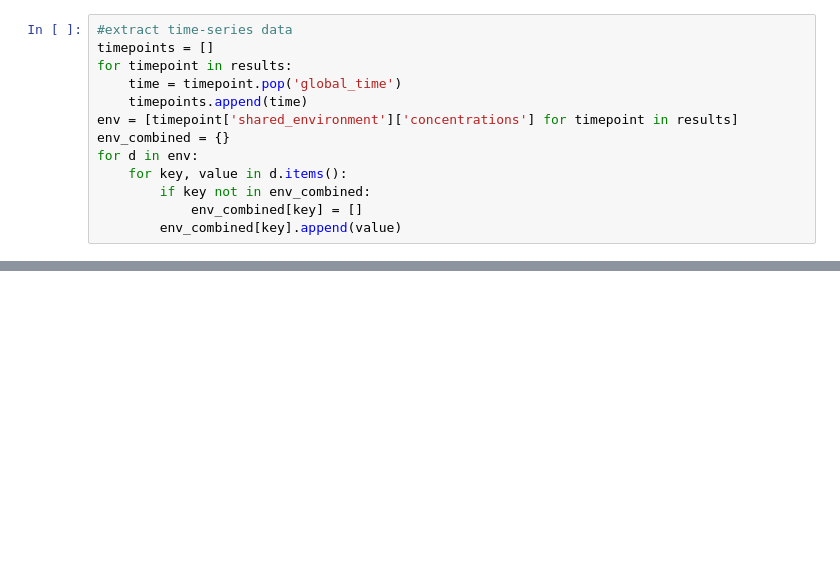
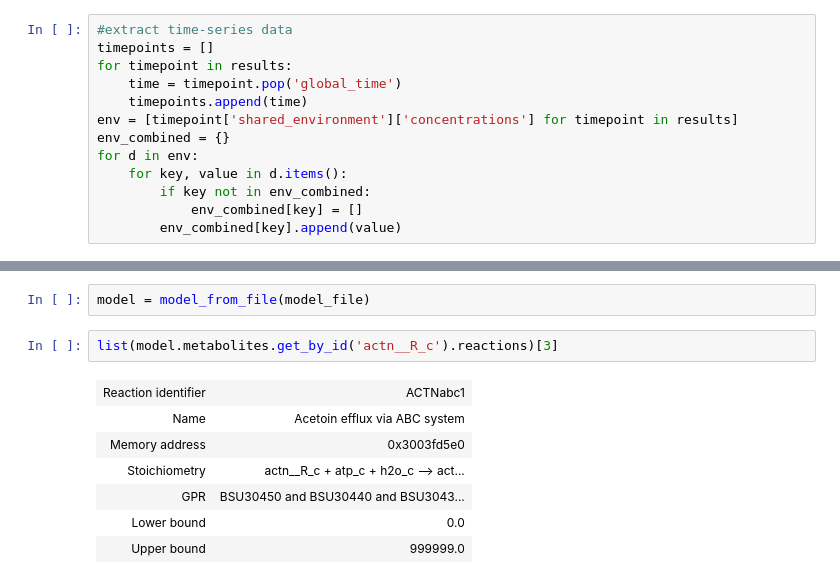
Before and after one commit to vivarium-collective/cdFBA, a Jupyter notebook: Notebooks/Diauxic Shift.ipynb, the cells around one changed output, grey strips where cells are left out. Saved outputs shown, nothing was run; the diff lists cells and outputs as text; blank space fills up the shorter version.

```diff
--- a/Notebooks/Diauxic Shift.ipynb
+++ b/Notebooks/Diauxic Shift.ipynb
@@ -174,0 +181,12 @@ results
+# %%
+model = model_from_file(model_file)
+# %%
+list(model.metabolites.get_by_id('actn__R_c').reactions)[3]
+# %% [output]
+| Reaction identifier | ACTNabc1 |
+| Name | Acetoin efflux via ABC system |
+| Memory address | 0x3003fd5e0 |
+| Stoichiometry | actn__R_c + atp_c + h2o_c --> act... |
+| GPR | BSU30450 and BSU30440 and BSU3043... |
+| Lower bound | 0.0 |
+| Upper bound | 999999.0 |
```
Also changed, not shown: parts of 15 cells of this notebook, 4 other files.
